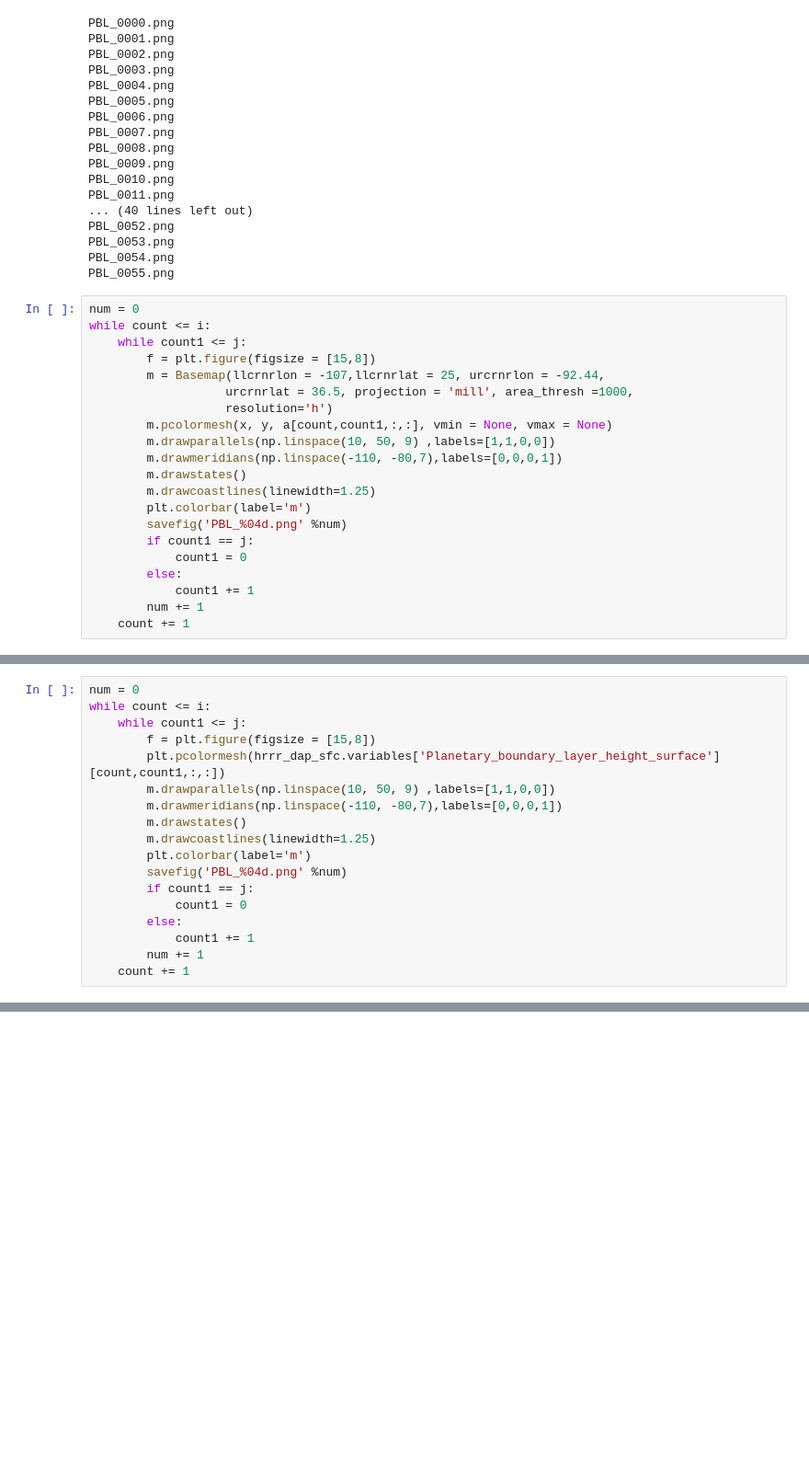
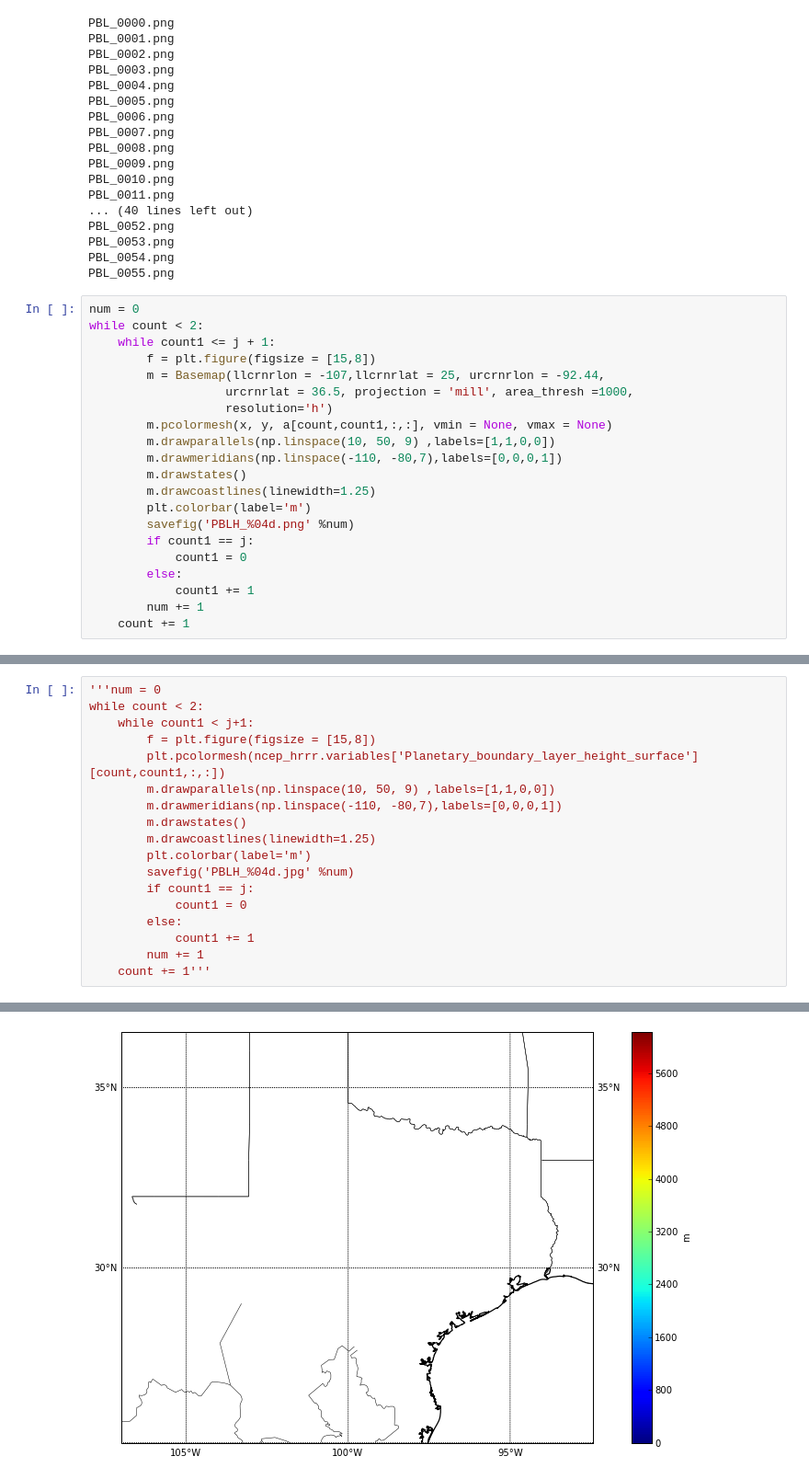
Before and after one commit to jpan1/SULI-2015, a Jupyter notebook: notebooks/Animation Experimenting.ipynb, the cells around one changed output, grey strips where cells are left out. Shown at 92% size. Saved outputs shown, nothing was run; the diff lists cells and outputs as text; blank space fills up the shorter version.

```diff
--- a/notebooks/Animation Experimenting.ipynb
+++ b/notebooks/Animation Experimenting.ipynb
@@ -148,8 +145,8 @@ PBL_0054.png
 PBL_0055.png
 # %%
 num = 0
-while count <= i:
-    while count1 <= j:
+while count < 2:
+    while count1 <= j + 1:
         f = plt.figure(figsize = [15,8])
         m = Basemap(llcrnrlon = -107,llcrnrlat = 25, urcrnrlon = -92.44,
                    urcrnrlat = 36.5, projection = 'mill', area_thresh =1000,
@@ -160,7 +157,7 @@ while count <= i:
         m.drawstates()
         m.drawcoastlines(linewidth=1.25)
         plt.colorbar(label='m')
-        savefig('PBL_%04d.png' %num)
+        savefig('PBLH_%04d.png' %num)
         if count1 == j:
             count1 = 0
         else:
@@ -181,18 +170,19 @@ KeyboardInterrupt:
 # %%
-num = 0
-while count <= i:
-    while count1 <= j:
+'''num = 0
+while count < 2:
+    while count1 < j+1:
         f = plt.figure(figsize = [15,8])
-        plt.pcolormesh(hrrr_dap_sfc.variables['Planetary_boundary_layer_height_surface'][count,count1,:,:])
+        plt.pcolormesh(ncep_hrrr.variables['Planetary_boundary_layer_height_surface'][count,count1,:,:])
         m.drawparallels(np.linspace(10, 50, 9) ,labels=[1,1,0,0])
         m.drawmeridians(np.linspace(-110, -80,7),labels=[0,0,0,1])
         m.drawstates()
         m.drawcoastlines(linewidth=1.25)
         plt.colorbar(label='m')
-        savefig('PBL_%04d.png' %num)
+        savefig('PBLH_%04d.jpg' %num)
         if count1 == j:
             count1 = 0
         else:
             count1 += 1
         num += 1
-    count += 1
+    count += 1'''
+# %% [output]
@@ -198,0 +190 @@ while count <= i:
+[figure, added]
```
Also changed, not shown: parts of 8 cells of this notebook.
